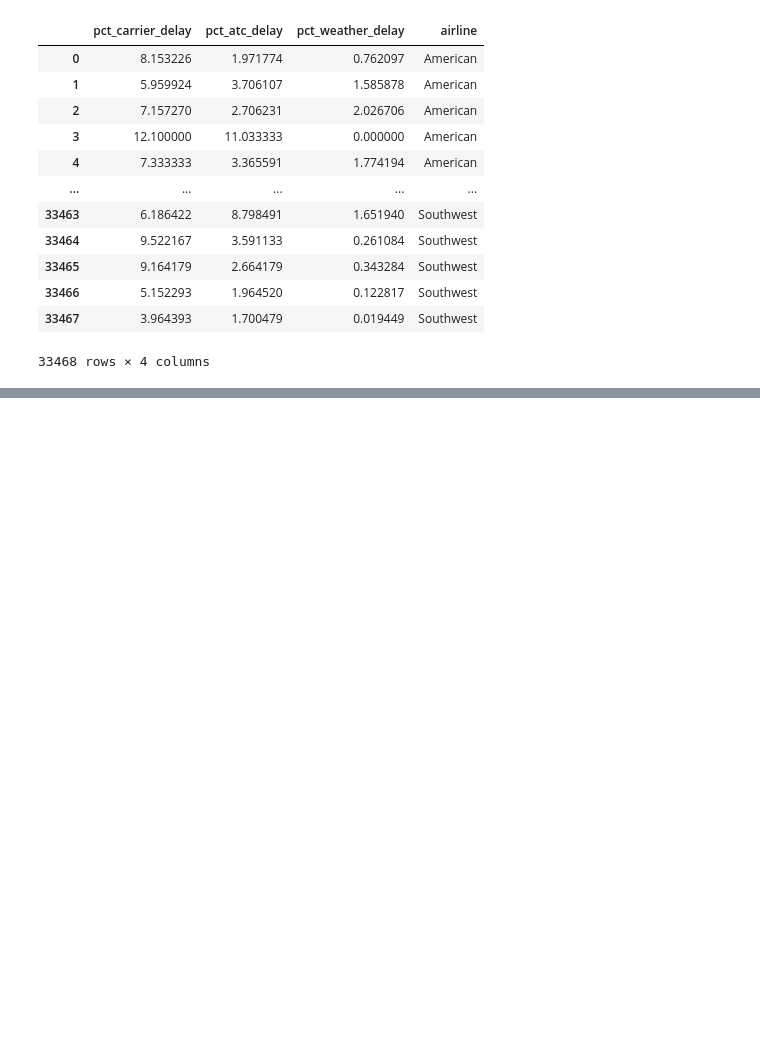
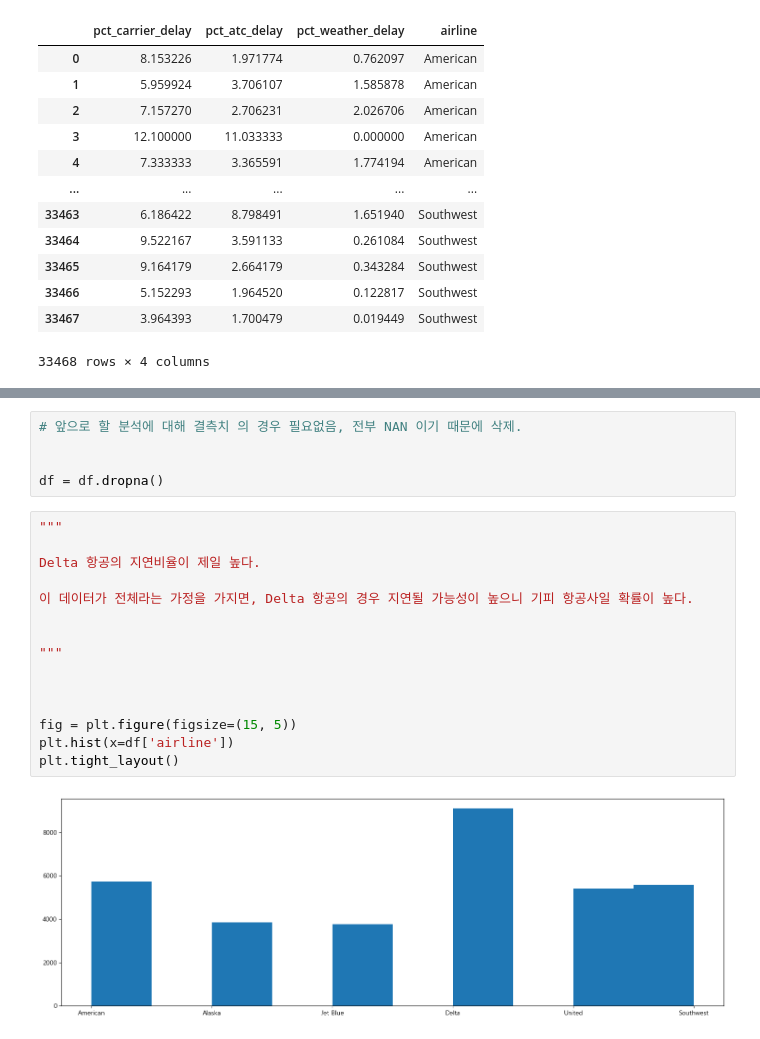
Before and after one commit to Clear-head/airline_stat_python, a Jupyter notebook: airline_analysis.ipynb, the cells around one changed output, grey strips where cells are left out. Cells and saved outputs as stored; diff of their text form; blank space fills up the shorter version.

```diff
--- a/airline_analysis.ipynb
+++ b/airline_analysis.ipynb
@@ -48,0 +63,22 @@ df
+# %%
+# 앞으로 할 분석에 대해 결측치 의 경우 필요없음, 전부 NAN 이기 때문에 삭제.
+
+
+df = df.dropna()
+# %%
+"""
+
+Delta 항공의 지연비율이 제일 높다.
+
+이 데이터가 전체라는 가정을 가지면, Delta 항공의 경우 지연될 가능성이 높으니 기피 항공사일 확률이 높다.
+
+
+"""
+
+
+
+fig = plt.figure(figsize=(15, 5))
+plt.hist(x=df['airline'])
+plt.tight_layout()
+# %% [output]
+[figure, added]
```
Also changed, not shown: parts of 11 cells of this notebook.
